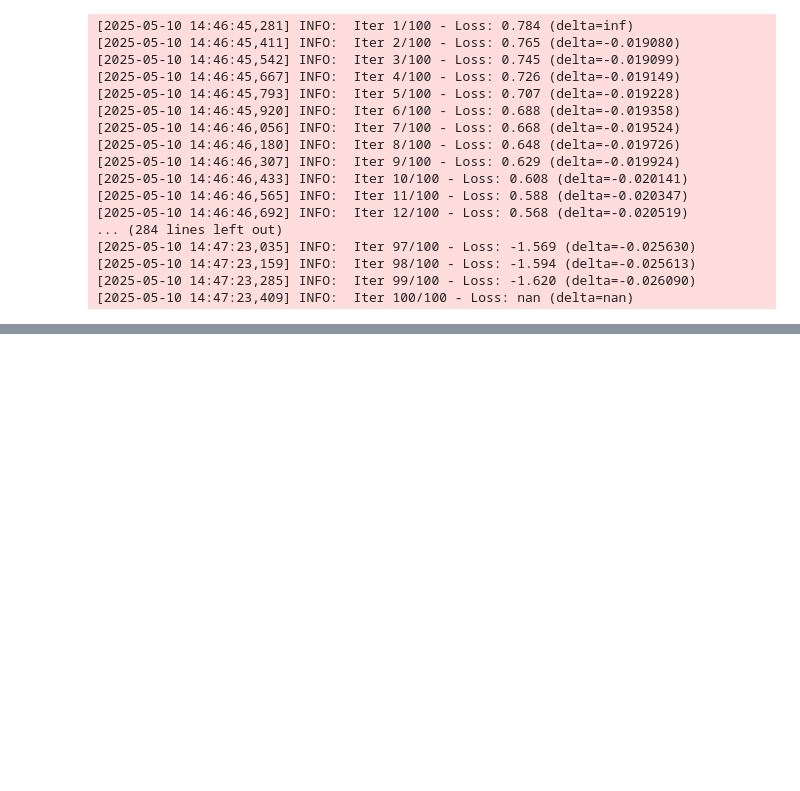
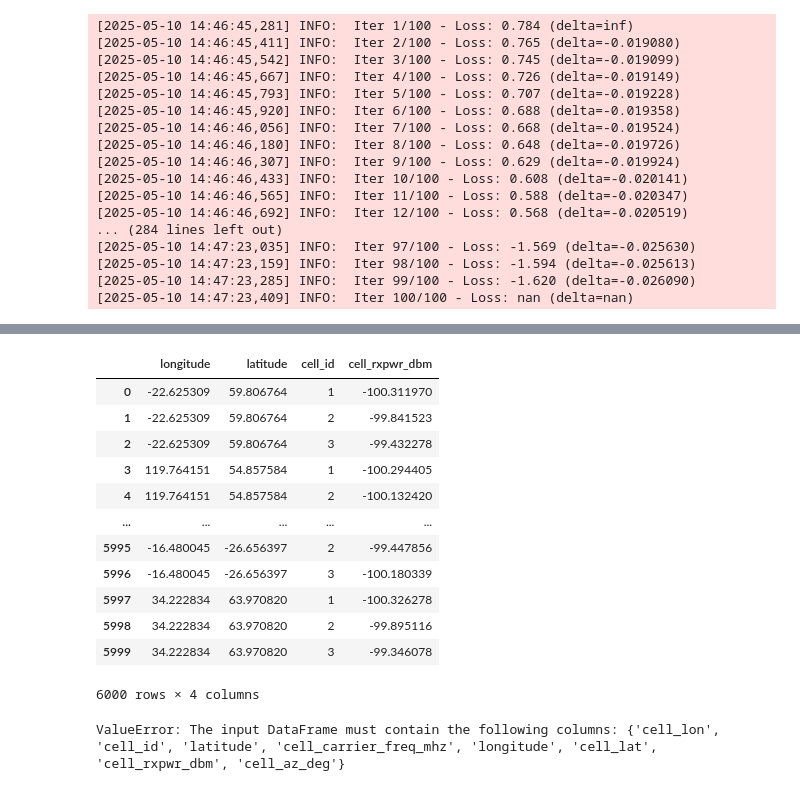
Before and after one commit to tanzim10/maveric, a Jupyter notebook: notebooks/mro.ipynb, the cells around one changed output, grey strips where cells are left out. Cells and saved outputs as stored; diff of their text form; code cells hidden in the pictures; blank space fills up the shorter version.

```diff
--- a/notebooks/mro.ipynb
+++ b/notebooks/mro.ipynb
@@ -176,0 +171,17 @@ Episode: 1, Timestep: 7, Hyst: 1.692606, TTT: 2, Reward: 100.000000, Done: False
+# %%
+simple_ue = pd.read_csv('E:/Repositories/maveric/notebooks/data/sim_data/UE_data_20UE_100ticks.csv')
+topology = pd.read_csv('E:/Repositories/maveric/notebooks/data/sim_data/topology.csv')
+topology.loc[topology["cell_id"] == "cell_1", "cell_lat"] = -90
+topology.loc[topology["cell_id"] == "cell_2", "cell_lat"] = 0
+topology.loc[topology["cell_id"] == "cell_3", "cell_lat"] = 90
+
+topology.loc[topology["cell_id"] == "cell_1", "cell_lon"] = -180
+topology.loc[topology["cell_id"] == "cell_2", "cell_lon"] = 0
+topology.loc[topology["cell_id"] == "cell_3", "cell_lon"] = 180
+
+topology.loc[topology["cell_id"] == "cell_1", "cell_carrier_freq_mhz"] = 2100
+topology.loc[topology["cell_id"] == "cell_2", "cell_carrier_freq_mhz"] = 2100
+topology.loc[topology["cell_id"] == "cell_3", "cell_carrier_freq_mhz"] = 2100
+
+simple_ue.drop(columns=['mock_ue_id', 'tick'], inplace=True)
+simple_ue
@@ -176,0 +202,19 @@ Episode: 1, Timestep: 7, Hyst: 1.692606, TTT: 2, Reward: 100.000000, Done: False
+# %%
+df = preprocess_ue_data(simple_ue, topology)
+df.drop(columns=['cell_lat', 'cell_lon',
+                 'cell_az_deg','cell_carrier_freq_mhz','log_distance'], inplace=True)
+df
+# %% [output]
+|  | longitude | latitude | cell_id | cell_rxpwr_dbm |
+| 0 | -22.625309 | 59.806764 | 1 | -100.311970 |
+| 1 | -22.625309 | 59.806764 | 2 | -99.841523 |
+| 2 | -22.625309 | 59.806764 | 3 | -99.432278 |
+| 3 | 119.764151 | 54.857584 | 1 | -100.294405 |
+| 4 | 119.764151 | 54.857584 | 2 | -100.132420 |
+| ... | ... | ... | ... | ... |
+| 5995 | -16.480045 | -26.656397 | 2 | -99.447856 |
+| 5996 | -16.480045 | -26.656397 | 3 | -100.180339 |
+| 5997 | 34.222834 | 63.970820 | 1 | -100.326278 |
+| 5998 | 34.222834 | 63.970820 | 2 | -99.895116 |
+| 5999 | 34.222834 | 63.970820 | 3 | -99.346078 |
+6000 rows × 4 columns
@@ -176,0 +223,4 @@ Episode: 1, Timestep: 7, Hyst: 1.692606, TTT: 2, Reward: 100.000000, Done: False
+# %%
+rl_mro.train_or_update_rf_twin(df)
+# %% [output]
+ValueError: The input DataFrame must contain the following columns: {'cell_lon', 'cell_id', 'latitude', 'cell_carrier_freq_mhz', 'longitude', 'cell_lat', 'cell_rxpwr_dbm', 'cell_az_deg'}
```
Also changed, not shown: parts of 5 cells of this notebook, 1 other file.
